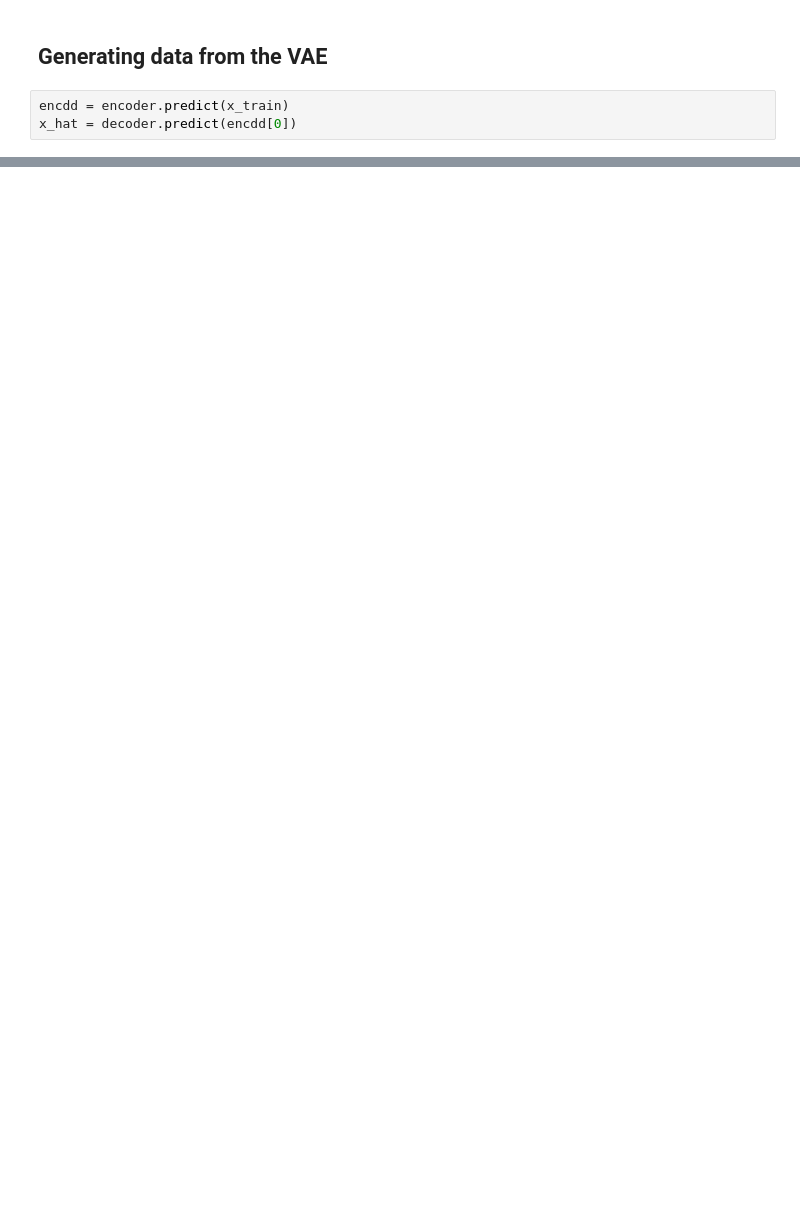
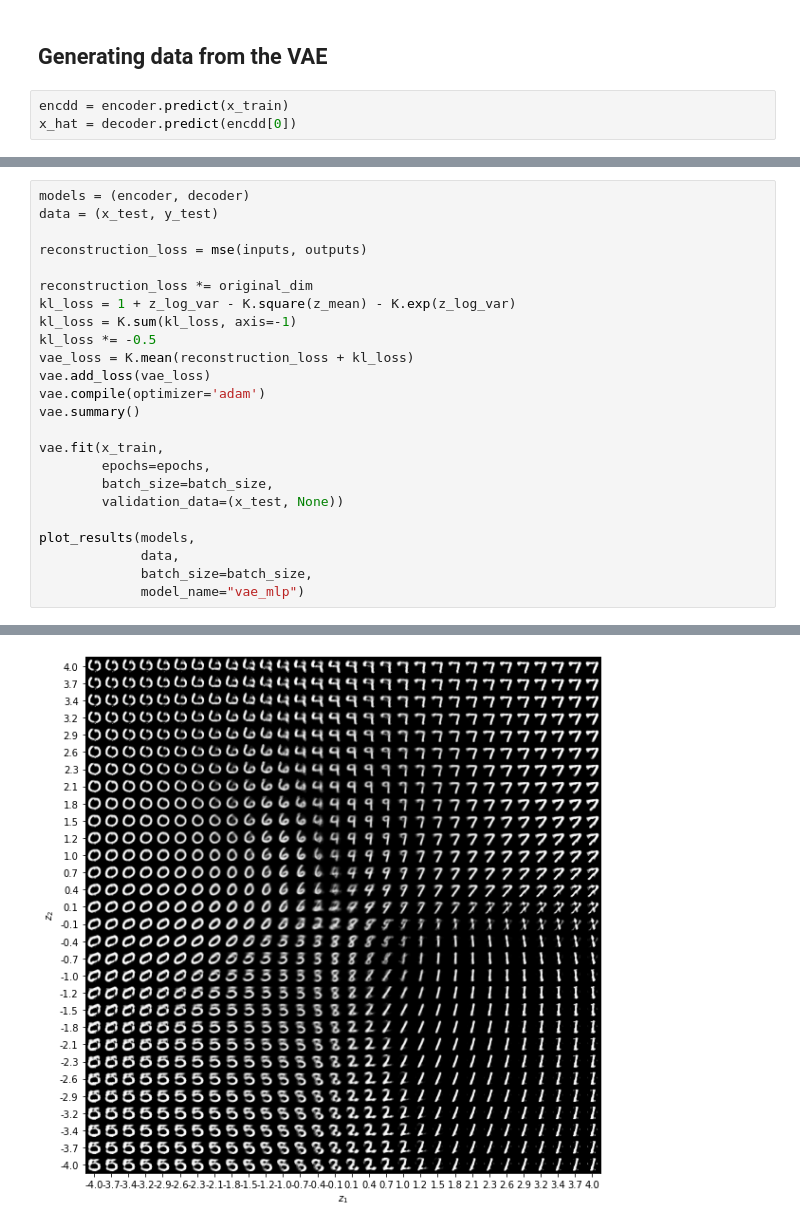
Before and after one commit to Oebele/Deep-lerning-for-beginners, a Jupyter notebook: Variational_Autoencoders.ipynb, the cells around one changed output, grey strips where cells are left out. Saved outputs shown, nothing was run; the diff lists cells and outputs as text; blank space fills up the shorter version.

```diff
--- a/Variational_Autoencoders.ipynb
+++ b/Variational_Autoencoders.ipynb
@@ -339,0 +445,25 @@ print(np.around(scaler.inverse_transform(gen), decimals=1))
+# %%
+models = (encoder, decoder)
+data = (x_test, y_test)
+
+reconstruction_loss = mse(inputs, outputs)
+
+reconstruction_loss *= original_dim
+kl_loss = 1 + z_log_var - K.square(z_mean) - K.exp(z_log_var)
+kl_loss = K.sum(kl_loss, axis=-1)
+kl_loss *= -0.5
+vae_loss = K.mean(reconstruction_loss + kl_loss)
+vae.add_loss(vae_loss)
+vae.compile(optimizer='adam')
+vae.summary()
+
+vae.fit(x_train,
+        epochs=epochs,
+        batch_size=batch_size,
+        validation_data=(x_test, None))
+
+plot_results(models,
+             data,
+             batch_size=batch_size,
+             model_name="vae_mlp")
+# %% [output]
@@ -339,0 +487 @@ print(np.around(scaler.inverse_transform(gen), decimals=1))
+[figure, added]
```
Also changed, not shown: parts of 19 cells of this notebook.
